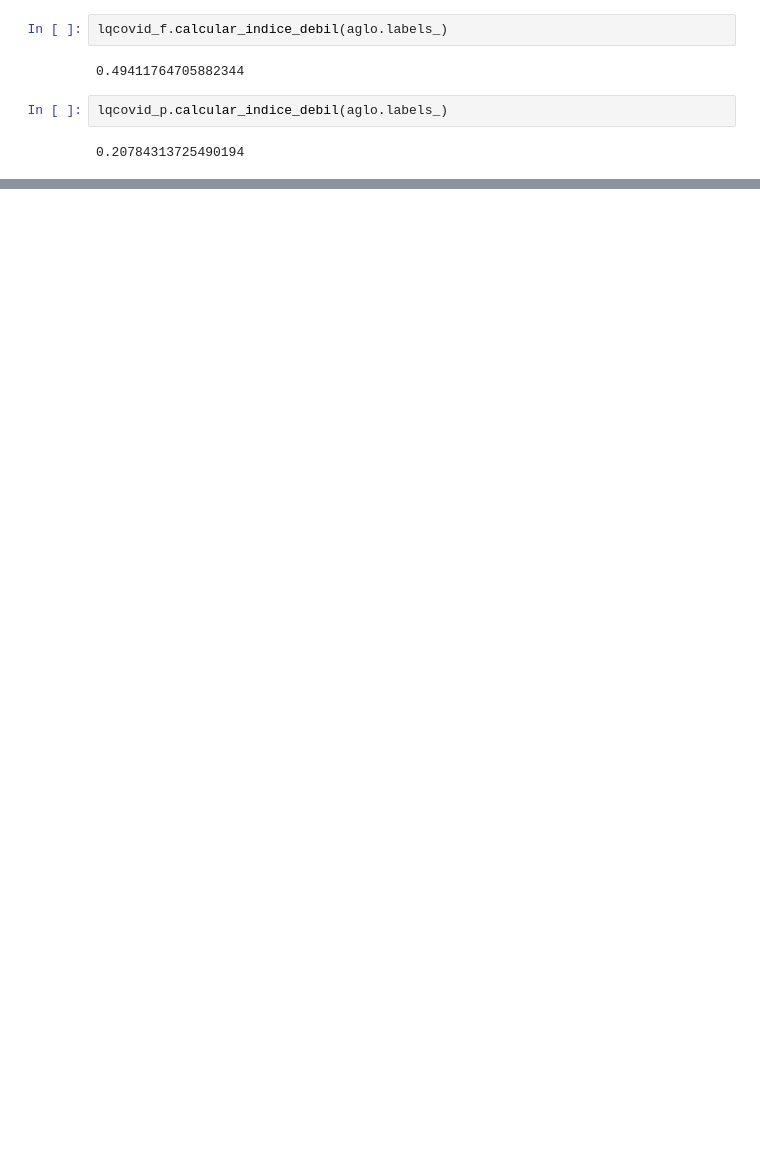
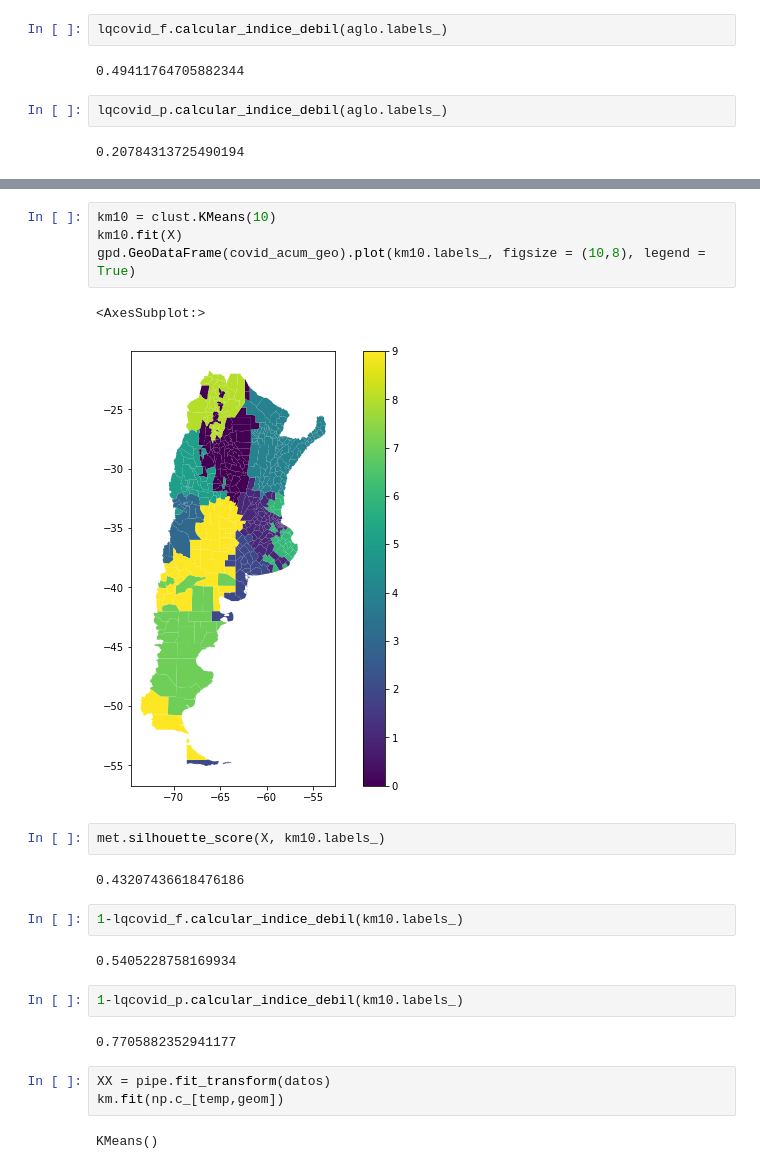
Before and after one commit to pabanib/Covid2, a Jupyter notebook: Autoencoders.ipynb, the cells around one changed output, grey strips where cells are left out. Saved outputs shown, nothing was run; the diff lists cells and outputs as text; blank space fills up the shorter version.

```diff
--- a/Autoencoders.ipynb
+++ b/Autoencoders.ipynb
@@ -561,0 +581,24 @@ gpd.GeoDataFrame(covid_acum_geo).plot(km.labels_, figsize = (10,8), legend = Tru
+# %%
+km10 = clust.KMeans(10)
+km10.fit(X)
+gpd.GeoDataFrame(covid_acum_geo).plot(km10.labels_, figsize = (10,8), legend = True)
+# %% [output]
+<AxesSubplot:>
+[figure, added]
+# %%
+met.silhouette_score(X, km10.labels_)
+# %% [output]
+0.43207436618476186
+# %%
+1-lqcovid_f.calcular_indice_debil(km10.labels_)
+# %% [output]
+0.5405228758169934
+# %%
+1-lqcovid_p.calcular_indice_debil(km10.labels_)
+# %% [output]
+0.7705882352941177
+# %%
+XX = pipe.fit_transform(datos)
+km.fit(np.c_[temp,geom])
+# %% [output]
+KMeans()
```
Also changed, not shown: parts of 43 cells of this notebook, 2 other files.
